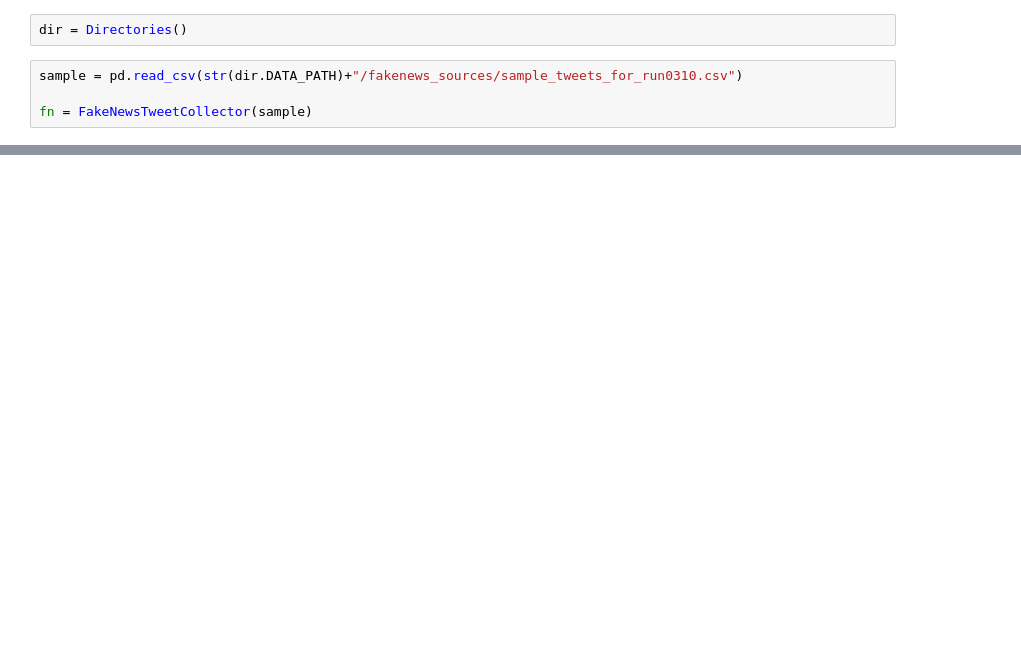
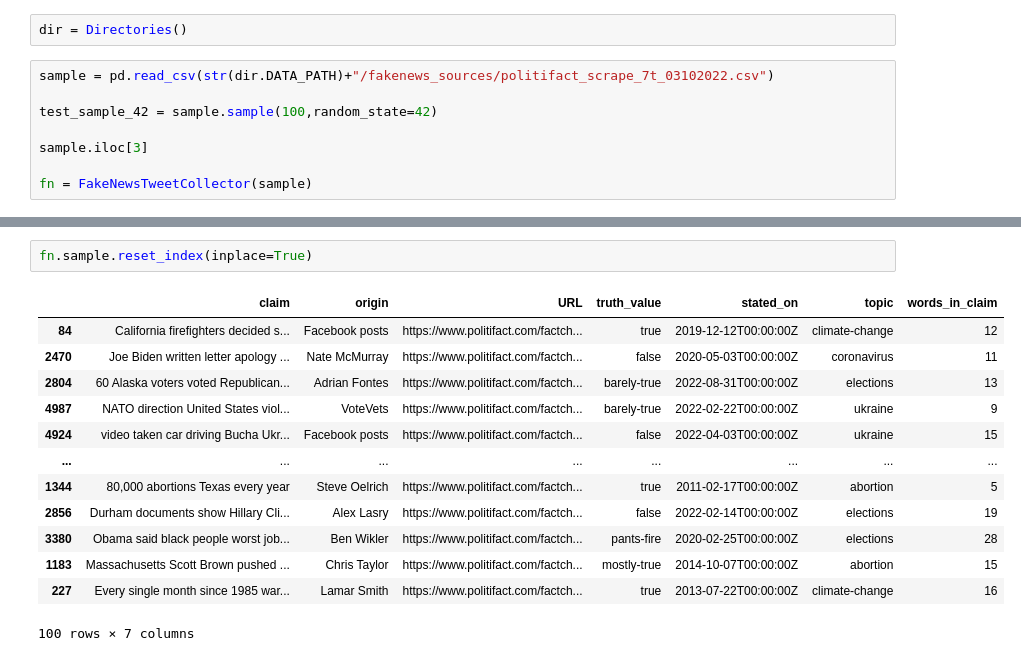
Before and after one commit to lrnz-asnprs/tweet-collector, a Jupyter notebook: scripting.ipynb, the cells around one changed output, grey strips where cells are left out. Saved outputs shown, nothing was run; the diff lists cells and outputs as text; blank space fills up the shorter version.

```diff
--- a/scripting.ipynb
+++ b/scripting.ipynb
@@ -118,6 +134,10 @@ from nltk.tokenize import TweetTokenizer
 # %%
 dir = Directories()
 # %%
-sample = pd.read_csv(str(dir.DATA_PATH)+"/fakenews_sources/sample_tweets_for_run0310.csv")
+sample = pd.read_csv(str(dir.DATA_PATH)+"/fakenews_sources/politifact_scrape_7t_03102022.csv")
+
+test_sample_42 = sample.sample(100,random_state=42)
+
+sample.iloc[3]
 
 fn = FakeNewsTweetCollector(sample)
@@ -138,0 +178,16 @@ fn.get_data()
+# %%
+fn.sample.reset_index(inplace=True)
+# %% [output]
+|  | claim | origin | URL | truth_value | stated_on | topic | words_in_claim |
+| 84 | California firefighters decided s... | Facebook posts | https://www.politifact.com/factch... | true | 2019-12-12T00:00:00Z | climate-change | 12 |
+| 2470 | Joe Biden written letter apology ... | Nate McMurray | https://www.politifact.com/factch... | false | 2020-05-03T00:00:00Z | coronavirus | 11 |
+| 2804 | 60 Alaska voters voted Republican... | Adrian Fontes | https://www.politifact.com/factch... | barely-true | 2022-08-31T00:00:00Z | elections | 13 |
+| 4987 | NATO direction United States viol... | VoteVets | https://www.politifact.com/factch... | barely-true | 2022-02-22T00:00:00Z | ukraine | 9 |
+| 4924 | video taken car driving Bucha Ukr... | Facebook posts | https://www.politifact.com/factch... | false | 2022-04-03T00:00:00Z | ukraine | 15 |
+| ... | ... | ... | ... | ... | ... | ... | ... |
+| 1344 | 80,000 abortions Texas every year | Steve Oelrich | https://www.politifact.com/factch... | true | 2011-02-17T00:00:00Z | abortion | 5 |
+| 2856 | Durham documents show Hillary Cli... | Alex Lasry | https://www.politifact.com/factch... | false | 2022-02-14T00:00:00Z | elections | 19 |
+| 3380 | Obama said black people worst job... | Ben Wikler | https://www.politifact.com/factch... | pants-fire | 2020-02-25T00:00:00Z | elections | 28 |
+| 1183 | Massachusetts Scott Brown pushed ... | Chris Taylor | https://www.politifact.com/factch... | mostly-true | 2014-10-07T00:00:00Z | abortion | 15 |
+| 227 | Every single month since 1985 war... | Lamar Smith | https://www.politifact.com/factch... | true | 2013-07-22T00:00:00Z | climate-change | 16 |
+100 rows × 7 columns
```
Also changed, not shown: parts of 15 cells of this notebook, 4 other files.
